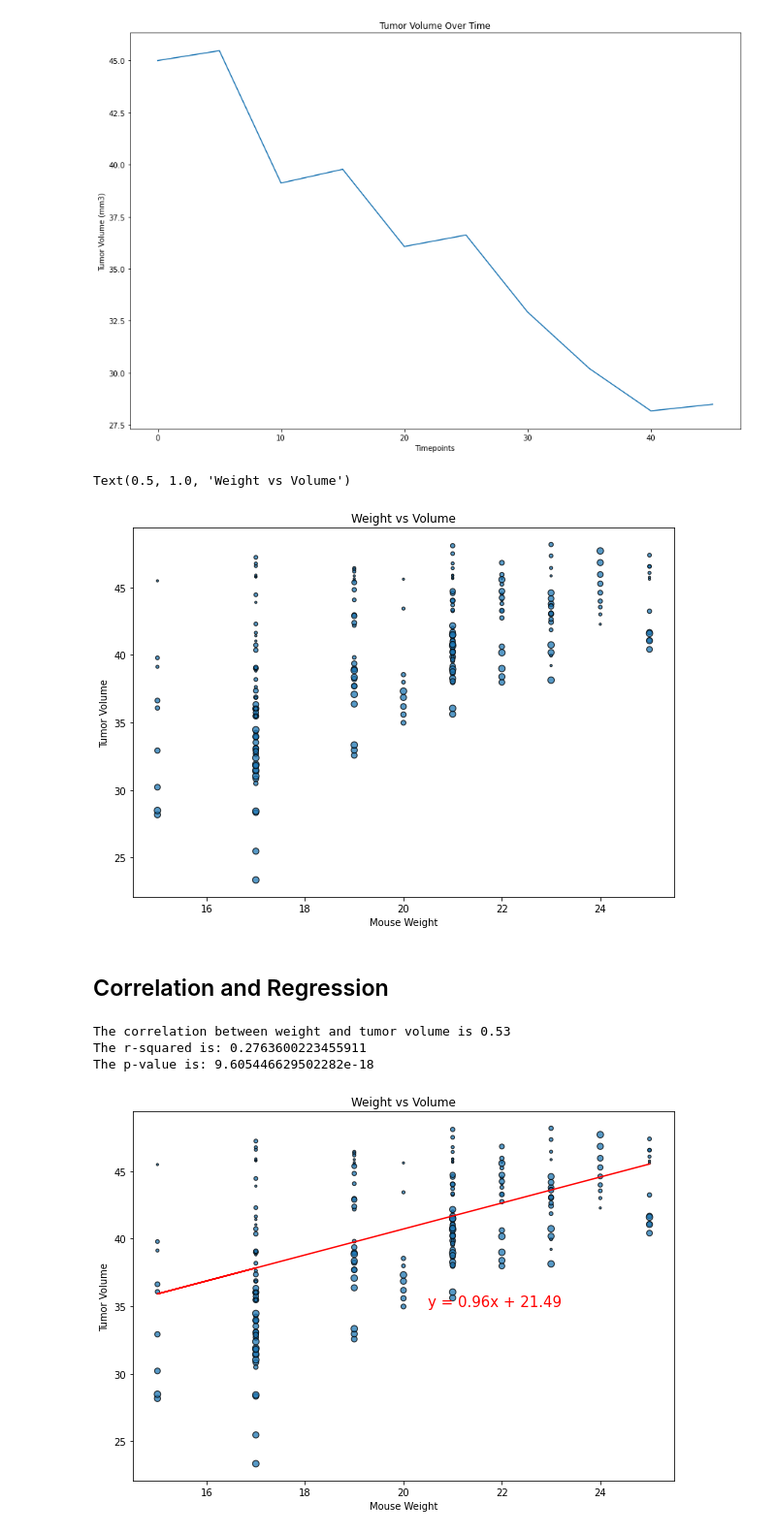
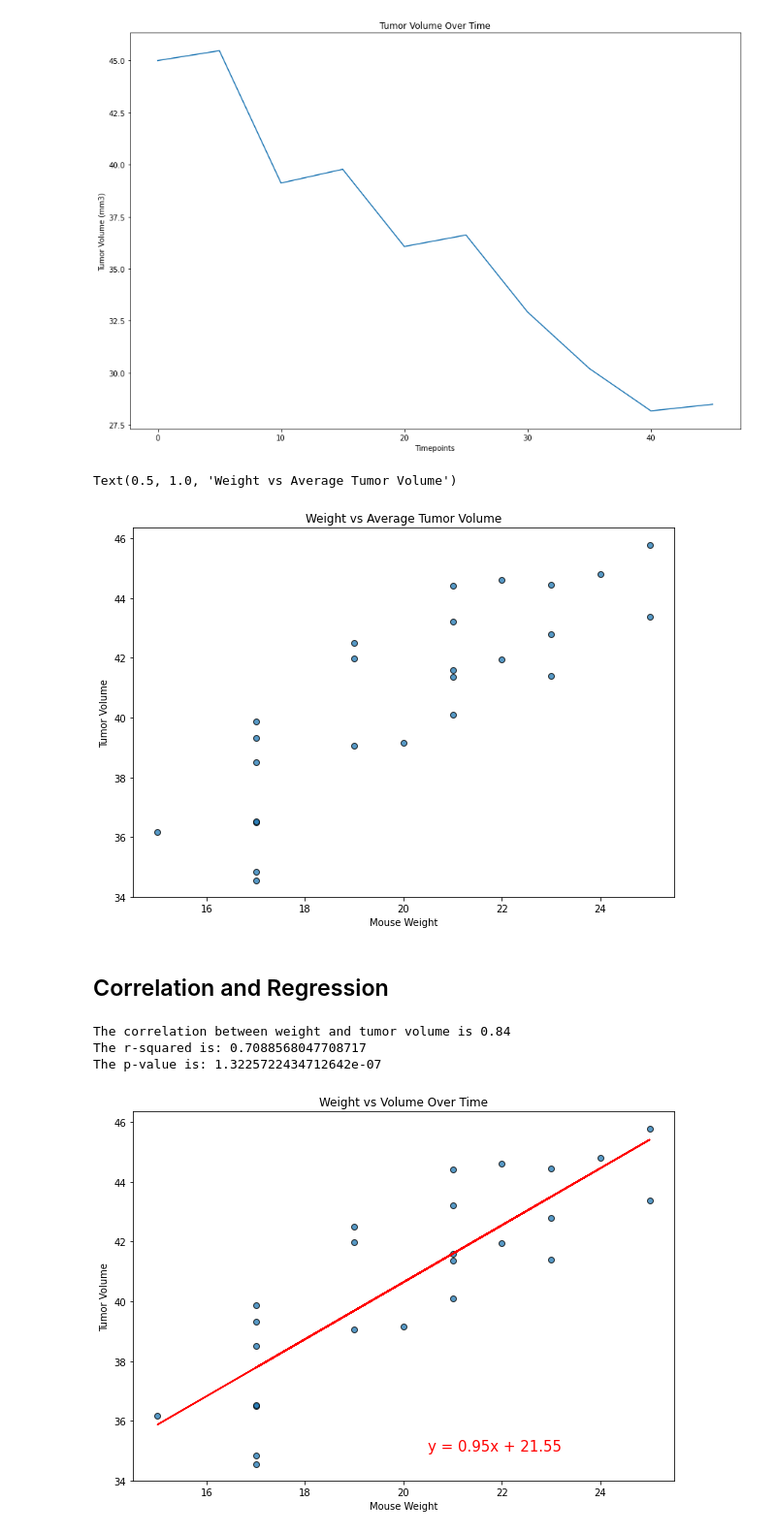
Before and after one commit to Blashford/Matplotlib-Challenge, a Jupyter notebook: main.ipynb, the cells around one changed output. Shown at 97% size. Drawn from its saved outputs; the diff is of its cells as text; code cells hidden in the pictures.

Commit message:
Updated scatter plots

```diff
--- a/main.ipynb
+++ b/main.ipynb
@@ -340,57 +340,54 @@ plt.ylabel("Tumor Volume (mm3)")
 Text(0, 0.5, 'Tumor Volume (mm3)')
 [figure]
 # %%
-# Next we want to look at the relationship between the tumor volume and mouse weight for one of the drug regimens
+# Next we want to look at the relationship between the tumor volume and mouse weight over the course of one of the regimens
 # Lets grab the Capomulin regimen
 capo = clean.loc[clean["Drug Regimen"] == "Capomulin", :]
 
-# Store the weight and volume
-x_weight = capo["Weight (g)"]
-y_vol = capo["Tumor Volume (mm3)"]
+# Then let's get the average tumor volume per mouse and get the weight of each mouse and store them
+capo_mean = capo.groupby("Mouse ID")["Tumor Volume (mm3)"].mean()
+capo_weight = capo.groupby("Mouse ID")["Weight (g)"].first()
+
 
 # And put it into a scatter plot, changing things so the chart looks pretty
 plt.figure(figsize=(10,7))
-plt.scatter(x_weight, y_vol, edgecolor= "black", alpha = 0.75, s = capo["Timepoint"])
+plt.scatter(capo_weight, capo_mean, edgecolor= "black", alpha = 0.75)
 plt.xlabel("Mouse Weight")
 plt.ylabel("Tumor Volume")
-plt.title("Weight vs Volume")
+plt.title("Weight vs Average Tumor Volume")
 # %% [output]
-Text(0.5, 1.0, 'Weight vs Volume')
+Text(0.5, 1.0, 'Weight vs Average Tumor Volume')
-[figure, old version]
+[figure, new version]
 # %% [markdown]
 ## Correlation and Regression
 # %%
 # That was good but we want to find the correlation between weight and tumor volume
-# Let's grab the weight and tumor volume again
-weight = capo.iloc[:,4]
-tumvol = capo.iloc[:,6]
-
-# Then use .pearsonr to find the correlation value
-correlation = st.pearsonr(weight,tumvol)
+# We want to use .pearsonr to find the correlation value
+correlation = st.pearsonr(capo_weight,capo_mean)
 print(f"The correlation between weight and tumor volume is {round(correlation[0],2)}")
 
 # Then we want to find the line of best fit by using linregress
-(slope, intercept, rvalue, pvalue, stderr) = st.linregress(weight, tumvol)
+(slope, intercept, rvalue, pvalue, stderr) = st.linregress(capo_weight, capo_mean)
 regress_values = weight * slope + intercept
 
 # Next we can put the equation used to find the line
 line_eq = "y = " + str(round(slope,2)) + "x + " + str(round(intercept,2))
 
 # And then we plot it out and make it look nice
 plt.figure(figsize=(10,7))
-plt.scatter(weight, tumvol, edgecolor= "black", alpha = 0.75, s = capo["Timepoint"])
-plt.plot(weight, regress_values, "r-")
+plt.scatter(capo_weight, capo_mean, edgecolor= "black", alpha = 0.75)
+plt.plot(capo_weight, regress_values, "r-")
 plt.annotate(line_eq, (20.5,35), fontsize=15, color="red")
 plt.xlabel("Mouse Weight")
 plt.ylabel("Tumor Volume")
-plt.title("Weight vs Volume")
+plt.title("Weight vs Volume Over Time")
 
 # We also want to print out the r-value and p-value
 print(f"The r-squared is: {rvalue**2}")
 print(f"The p-value is: {pvalue}")
 plt.show()
 # %% [output]
-The correlation between weight and tumor volume is 0.53
-The r-squared is: 0.2763600223455911
-The p-value is: 9.605446629502282e-18
+The correlation between weight and tumor volume is 0.84
+The r-squared is: 0.7088568047708717
+The p-value is: 1.3225722434712642e-07
-[figure, old version]
+[figure, new version]
```
